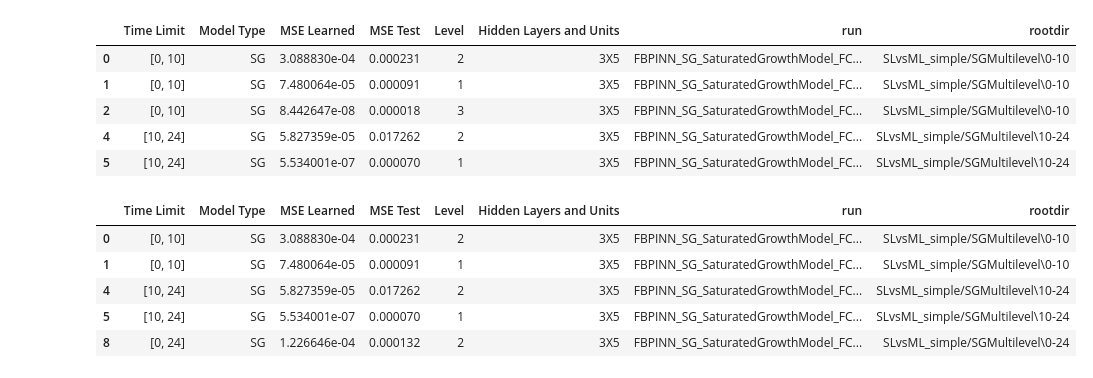
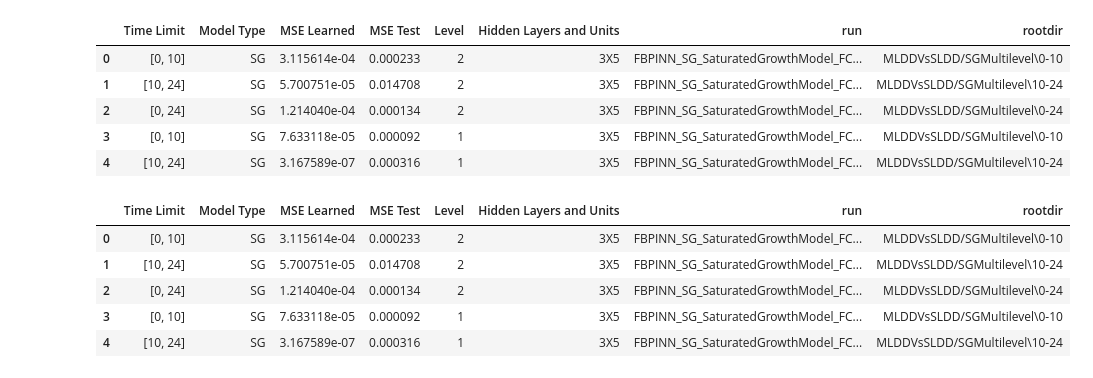
Before and after one commit to tirtho109/MasterThesis, a Jupyter notebook: src/FBPINNs/Multilevel/MLDDVsSLDD/plot_generator.ipynb, the cells around one changed output. Saved outputs shown, nothing was run; the diff lists cells and outputs as text; code cells hidden in the pictures.

```diff
--- a/src/FBPINNs/Multilevel/MLDDVsSLDD/plot_generator.ipynb
+++ b/src/FBPINNs/Multilevel/MLDDVsSLDD/plot_generator.ipynb
@@ -9,26 +9,26 @@ import seaborn as sns
 df = pd.read_csv('summary.csv')
 # %%
 # drop duplicates
-df = df.drop_duplicates()
+#df = df.drop_duplicates()
 df.head(5)
 # %% [output]
 |  | Time Limit | Model Type | MSE Learned | MSE Test | Level | Hidden Layers and Units | run | rootdir |
-| 0 | [0, 10] | SG | 3.088830e-04 | 0.000231 | 2 | 3X5 | FBPINN_SG_SaturatedGrowthModel_FC... | SLvsML_simple/SGMultilevel\0-10 |
-| 1 | [0, 10] | SG | 7.480064e-05 | 0.000091 | 1 | 3X5 | FBPINN_SG_SaturatedGrowthModel_FC... | SLvsML_simple/SGMultilevel\0-10 |
-| 2 | [0, 10] | SG | 8.442647e-08 | 0.000018 | 3 | 3X5 | FBPINN_SG_SaturatedGrowthModel_FC... | SLvsML_simple/SGMultilevel\0-10 |
-| 4 | [10, 24] | SG | 5.827359e-05 | 0.017262 | 2 | 3X5 | FBPINN_SG_SaturatedGrowthModel_FC... | SLvsML_simple/SGMultilevel\10-24 |
-| 5 | [10, 24] | SG | 5.534001e-07 | 0.000070 | 1 | 3X5 | FBPINN_SG_SaturatedGrowthModel_FC... | SLvsML_simple/SGMultilevel\10-24 |
+| 0 | [0, 10] | SG | 3.115614e-04 | 0.000233 | 2 | 3X5 | FBPINN_SG_SaturatedGrowthModel_FC... | MLDDVsSLDD/SGMultilevel\0-10 |
+| 1 | [10, 24] | SG | 5.700751e-05 | 0.014708 | 2 | 3X5 | FBPINN_SG_SaturatedGrowthModel_FC... | MLDDVsSLDD/SGMultilevel\10-24 |
+| 2 | [0, 24] | SG | 1.214040e-04 | 0.000134 | 2 | 3X5 | FBPINN_SG_SaturatedGrowthModel_FC... | MLDDVsSLDD/SGMultilevel\0-24 |
+| 3 | [0, 10] | SG | 7.633118e-05 | 0.000092 | 1 | 3X5 | FBPINN_SG_SaturatedGrowthModel_FC... | MLDDVsSLDD/SGMultilevel\0-10 |
+| 4 | [10, 24] | SG | 3.167589e-07 | 0.000316 | 1 | 3X5 | FBPINN_SG_SaturatedGrowthModel_FC... | MLDDVsSLDD/SGMultilevel\10-24 |
 # %%
 # only take the dataframe with df['Level']== 1 and 2
 df = df[df['Level'] < 3]
 df.head(5)
 # %% [output]
 |  | Time Limit | Model Type | MSE Learned | MSE Test | Level | Hidden Layers and Units | run | rootdir |
-| 0 | [0, 10] | SG | 3.088830e-04 | 0.000231 | 2 | 3X5 | FBPINN_SG_SaturatedGrowthModel_FC... | SLvsML_simple/SGMultilevel\0-10 |
-| 1 | [0, 10] | SG | 7.480064e-05 | 0.000091 | 1 | 3X5 | FBPINN_SG_SaturatedGrowthModel_FC... | SLvsML_simple/SGMultilevel\0-10 |
-| 4 | [10, 24] | SG | 5.827359e-05 | 0.017262 | 2 | 3X5 | FBPINN_SG_SaturatedGrowthModel_FC... | SLvsML_simple/SGMultilevel\10-24 |
-| 5 | [10, 24] | SG | 5.534001e-07 | 0.000070 | 1 | 3X5 | FBPINN_SG_SaturatedGrowthModel_FC... | SLvsML_simple/SGMultilevel\10-24 |
-| 8 | [0, 24] | SG | 1.226646e-04 | 0.000132 | 2 | 3X5 | FBPINN_SG_SaturatedGrowthModel_FC... | SLvsML_simple/SGMultilevel\0-24 |
+| 0 | [0, 10] | SG | 3.115614e-04 | 0.000233 | 2 | 3X5 | FBPINN_SG_SaturatedGrowthModel_FC... | MLDDVsSLDD/SGMultilevel\0-10 |
+| 1 | [10, 24] | SG | 5.700751e-05 | 0.014708 | 2 | 3X5 | FBPINN_SG_SaturatedGrowthModel_FC... | MLDDVsSLDD/SGMultilevel\10-24 |
+| 2 | [0, 24] | SG | 1.214040e-04 | 0.000134 | 2 | 3X5 | FBPINN_SG_SaturatedGrowthModel_FC... | MLDDVsSLDD/SGMultilevel\0-24 |
+| 3 | [0, 10] | SG | 7.633118e-05 | 0.000092 | 1 | 3X5 | FBPINN_SG_SaturatedGrowthModel_FC... | MLDDVsSLDD/SGMultilevel\0-10 |
+| 4 | [10, 24] | SG | 3.167589e-07 | 0.000316 | 1 | 3X5 | FBPINN_SG_SaturatedGrowthModel_FC... | MLDDVsSLDD/SGMultilevel\10-24 |
 # %%
 import matplotlib.pyplot as plt
 from fbpinns.analysis import load_model
```
Also changed, not shown: parts of 3 cells of this notebook, 7 other files.
